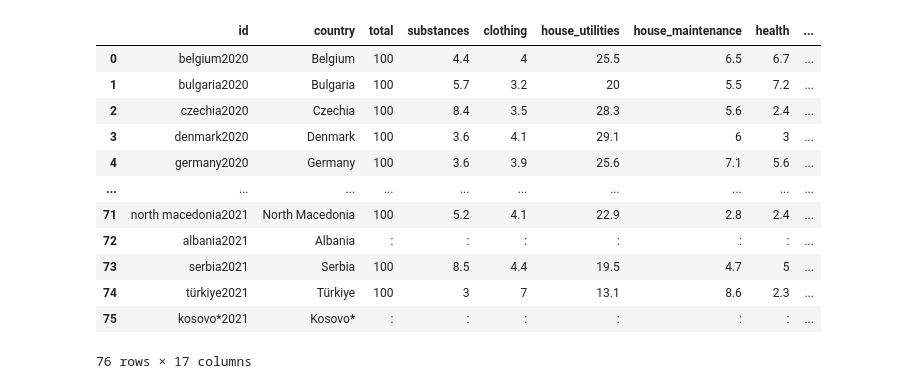
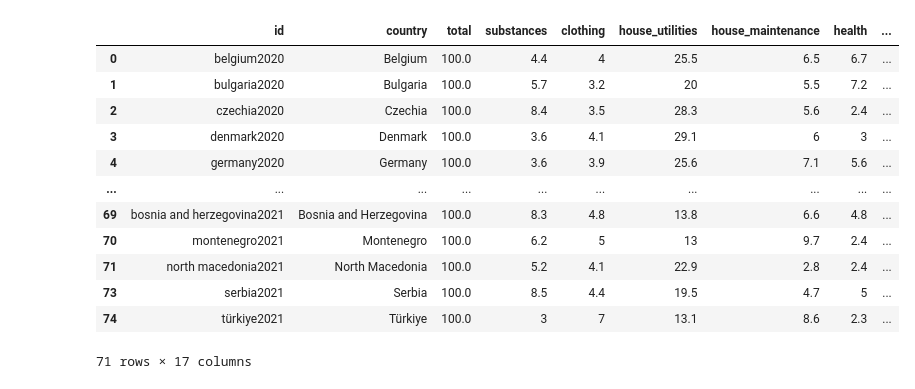
Before and after one commit to krantagat/food_waste_project, a Jupyter notebook: py_notebook/EDA.ipynb, the cells around one changed output. Saved outputs shown, nothing was run; the diff lists cells and outputs as text; code cells hidden in the pictures.

```diff
--- a/py_notebook/EDA.ipynb
+++ b/py_notebook/EDA.ipynb
@@ -40,18 +21,31 @@ df_moderate_food_percent = pd.read_csv("../cleaned/df_moderate_food_percent.csv"
 df_severe_population = pd.read_csv("../cleaned/df_severe_population.csv")
 df_moderate_population = pd.read_csv("../cleaned/df_moderate_population.csv")
-# %%
-df_waste_per_c
-# %% [output]
-|  | id | country | total | substances | clothing | house_utilities | house_maintenance | health | ... |
-| 0 | belgium2020 | Belgium | 100 | 4.4 | 4 | 25.5 | 6.5 | 6.7 | ... |
-| 1 | bulgaria2020 | Bulgaria | 100 | 5.7 | 3.2 | 20 | 5.5 | 7.2 | ... |
-| 2 | czechia2020 | Czechia | 100 | 8.4 | 3.5 | 28.3 | 5.6 | 2.4 | ... |
-| 3 | denmark2020 | Denmark | 100 | 3.6 | 4.1 | 29.1 | 6 | 3 | ... |
-| 4 | germany2020 | Germany | 100 | 3.6 | 3.9 | 25.6 | 7.1 | 5.6 | ... |
-| ... | ... | ... | ... | ... | ... | ... | ... | ... | ... |
-| 71 | north macedonia2021 | North Macedonia | 100 | 5.2 | 4.1 | 22.9 | 2.8 | 2.4 | ... |
-| 72 | albania2021 | Albania | : | : | : | : | : | : | ... |
-| 73 | serbia2021 | Serbia | 100 | 8.5 | 4.4 | 19.5 | 4.7 | 5 | ... |
-| 74 | türkiye2021 | Türkiye | 100 | 3 | 7 | 13.1 | 8.6 | 2.3 | ... |
-| 75 | kosovo*2021 | Kosovo* | : | : | : | : | : | : | ... |
-76 rows × 17 columns
+# %%
+
+# Display shape and describe for each DataFrame
+# dfs = [df_waste_per, df_waste_cap, df_kilo_cap, df_tonne_cap, df_composition,
+#        df_12_3_eu, df_top_wasted, df_national_fruit, df_country_region,
+#        df_severe_percent, df_moderate_percent, df_severe_population, df_moderate_population]
+
+# for df in dfs:
+#     print("Shape of DataFrame:")
+#     print(df.shape)
+#     print("\nDescription of DataFrame:")
+#     display(df.describe())
+#     print("\n")
+
+df_waste_per
+# %% [output]
+|  | id | country | total | substances | clothing | house_utilities | house_maintenance | health | ... |
+| 0 | belgium2020 | Belgium | 100.0 | 4.4 | 4 | 25.5 | 6.5 | 6.7 | ... |
+| 1 | bulgaria2020 | Bulgaria | 100.0 | 5.7 | 3.2 | 20 | 5.5 | 7.2 | ... |
+| 2 | czechia2020 | Czechia | 100.0 | 8.4 | 3.5 | 28.3 | 5.6 | 2.4 | ... |
+| 3 | denmark2020 | Denmark | 100.0 | 3.6 | 4.1 | 29.1 | 6 | 3 | ... |
+| 4 | germany2020 | Germany | 100.0 | 3.6 | 3.9 | 25.6 | 7.1 | 5.6 | ... |
+| ... | ... | ... | ... | ... | ... | ... | ... | ... | ... |
+| 69 | bosnia and herzegovina2021 | Bosnia and Herzegovina | 100.0 | 8.3 | 4.8 | 13.8 | 6.6 | 4.8 | ... |
+| 70 | montenegro2021 | Montenegro | 100.0 | 6.2 | 5 | 13 | 9.7 | 2.4 | ... |
+| 71 | north macedonia2021 | North Macedonia | 100.0 | 5.2 | 4.1 | 22.9 | 2.8 | 2.4 | ... |
+| 73 | serbia2021 | Serbia | 100.0 | 8.5 | 4.4 | 19.5 | 4.7 | 5 | ... |
+| 74 | türkiye2021 | Türkiye | 100.0 | 3 | 7 | 13.1 | 8.6 | 2.3 | ... |
+71 rows × 17 columns
```
Also changed, not shown: parts of 3 cells of this notebook, 25 other files.
